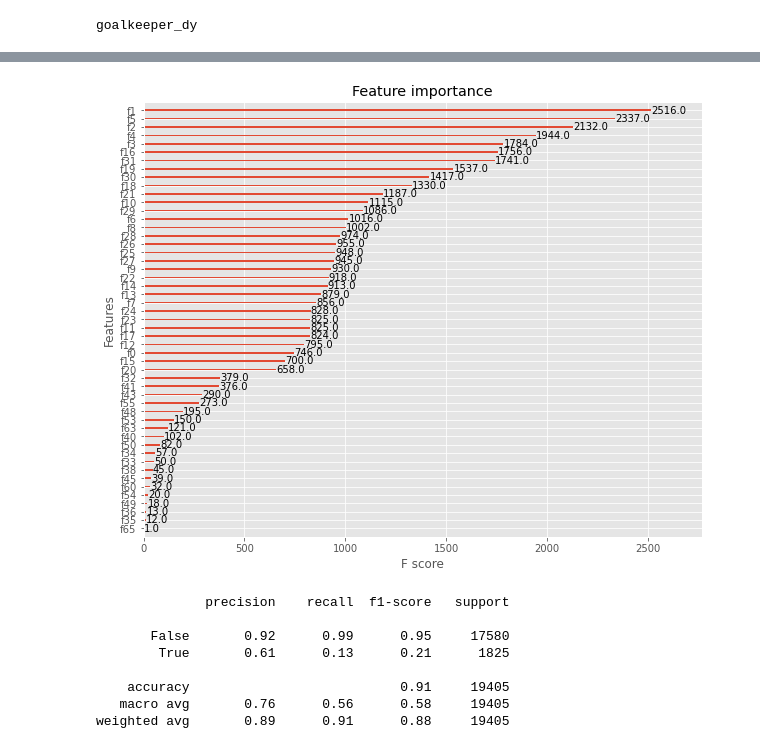
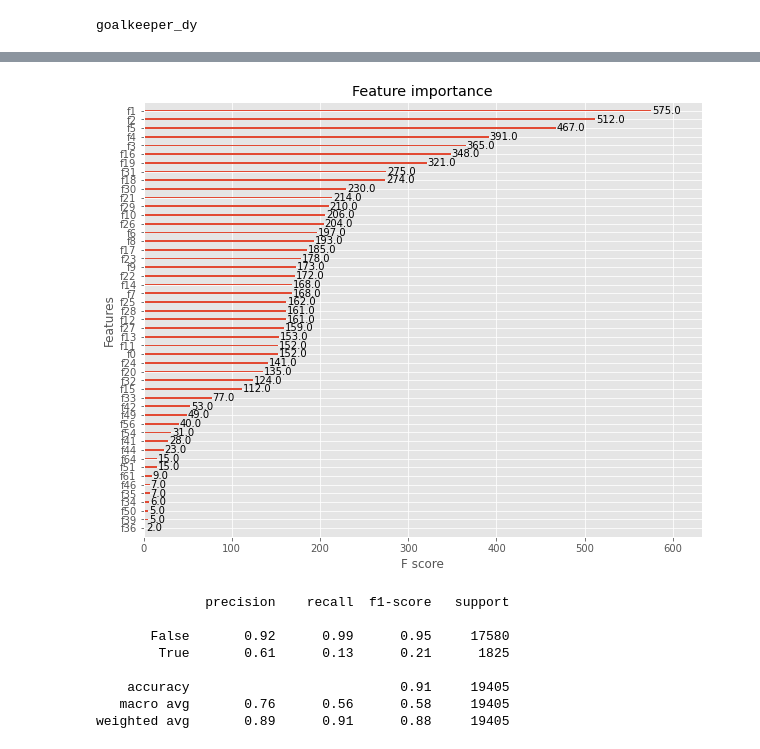
Before and after one commit to vikramr333/vikrajendran, a Jupyter notebook: xGBoost1.ipynb, the cells around one changed output, grey strips where cells are left out. Saved outputs shown, nothing was run; the diff lists cells and outputs as text; code cells hidden in the pictures.

```diff
--- a/xGBoost1.ipynb
+++ b/xGBoost1.ipynb
@@ -24,6 +44,13 @@ y = df['goal'].values
 print(f"sb_labs shape: {sb_labs.shape}, y shape: {y.shape}")
 # %% [output]
 sb_labs shape: (77617,), y shape: (77617,)
+# %%
+df['header'] = df['shot_body_part'] == 'Head'
+df['header'] = df['header'].astype(int)
+df['shot_aerial_won'] = df['shot_aerial_won'].astype(int)
+df['shot_first_time'] = df['shot_first_time'].astype(int)
+df['shot_one_on_one'] = df['shot_one_on_one'].astype(int)
+df['under_pressure'] = df['under_pressure'].astype(int)
 # %%
 df.drop(['shot_body_part', 'shot_technique', 'shot_outcome', 'goal', 'shot_statsbomb_xg'], axis = 1, inplace = True)
 # %%
@@ -31,8 +58,7 @@ print(list(df.columns))
 # %% [output]
 ['x', 'y', 'goalkeeper_dx', 'goalkeeper_dy', 'opposition_1_dx', 'opposition_1_dy', 'opposition_2_dx', 'opposition_2_dy', 'opposition_3_dx', 'opposition_3_dy', 'opposition_4_dx', 'opposition_4_dy', 'te ...
 # %%
-df_1h = pd.get_dummies(df, columns = ['play_pattern', 'shot_aerial_won', 'shot_first_time',
-                                      'shot_one_on_one', 'shot_type', 'under_pressure', 'prev_type'])
+df_1h = pd.get_dummies(df, columns = ['play_pattern', 'shot_type', 'prev_type'])
 # %%
 df_1h.head()
 # %% [output]
@@ -172,8 +206,35 @@ from xgboost import XGBClassifier
 #xgb_classifier = XGBClassifier(learning_rate = 0.1, max_depth=4, objective='binary:logistic', n_estimators = 260)
 #xgb_classifier = XGBClassifier(learning_rate = 0.06436966529587, max_depth=3, objective='binary:logistic', n_estimators = 270)
 #xgb_classifier = XGBClassifier(learning_rate = 0.030061403003937115, max_depth = 4, n_estimators = 373,objective= 'binary:logistic')
-xgb_classifier = XGBClassifier(alpha = 5.450016083943522, gamma = 3.634825992220307, reg_lambda = 1.5131856773376129, learning_rate = 0.00687622467329263,
-                               max_depth = 9, min_child_weight = 1, n_estimators = 983, subsample = 0.7619353127095024, objective = 'binary:logistic')
+#xgb_classifier = XGBClassifier(alpha = 5.450016083943522, gamma = 3.634825992220307, reg_lambda = 1.5131856773376129, learning_rate = 0.00687622467329263,
+                               #max_depth = 9, min_child_weight = 1, n_estimators = 983, subsample = 0.7619353127095024, objective = 'binary:logistic')
+params = {
+    'objective': 'binary:logistic',
+    'alpha': 3.1268498308240655,
+    'gamma': 3.983258716254752,
+    'lambda': 8.632861578746914,
+    'learning_rate': 0.027539679181339094,
+    'max_depth': 8,
+    'min_child_weight': 10,
+    'n_estimators': 238,
+    'subsample': 0.749596627199041
+}
+
+params2 = {
+    'objective': 'binary:logistic',
+    'alpha': 8.449979441373966,
+    'gamma': 0.33912332843777415,
+    'lambda': 5.7489180517567435,
+    'learning_rate': 0.00796560974188884,
+    'max_depth': 6,
+    'min_child_weight': 2,
+    'n_estimators': 913,
+    'subsample': 0.7159304379406317,
+    'random_state': 42
+}
+
+xgb_classifier = xgb.XGBClassifier(**params2)
+#xgb_classifier = xgb.XGBClassifier(objective = 'binary:logistic')
 xgb_classifier.fit(X_train_scaled, y_train)
 
 y_pred = xgb_classifier.predict(X_test_scaled)
@@ -186,13 +304,13 @@ goalkeeper_dy
 # %%
 import matplotlib.pyplot as plt
 plt.style.use('ggplot')
 
 
 fig, ax = plt.subplots(figsize=(10, 8))
-xgb.plot_importance(xgb_classifier, ax =ax)
+xgb.plot_importance(xgb_classifier, ax =ax, importance_type = 'weight')
 plt.show()
 # %% [output]
-[figure, old version]
+[figure, new version]
 # %%
 from sklearn import metrics
 
```
Also changed, not shown: parts of 12 cells of this notebook.
